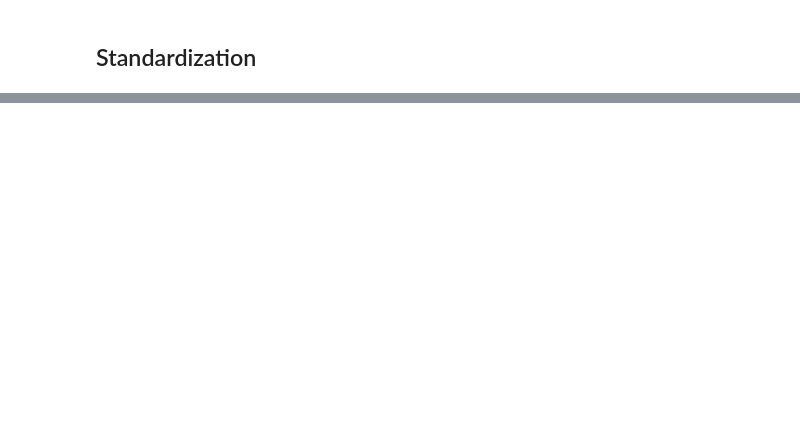
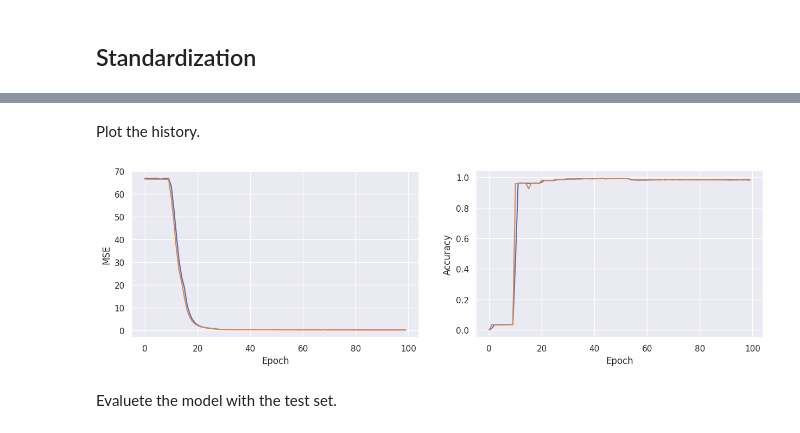
Before and after one commit to kahinalrk/PFE, a Jupyter notebook: GAN.ipynb, the cells around one changed output, grey strips where cells are left out. Cells and saved outputs as stored; diff of their text form; code cells hidden in the pictures; blank space fills up the shorter version.

```diff
--- a/GAN.ipynb
+++ b/GAN.ipynb
@@ -347,9 +373,10 @@ Name: Port_dst, dtype: float64
 # %%
 from sklearn.preprocessing import StandardScaler
 scaler = StandardScaler()
-num=['Flow_duration', 'Packet_count',	'Pkt_per_sec',	'Bytes'	,'Bytes_per_sec']
+num=['Packet_count','Pkt_per_sec','Bytes', 'Bytes_per_sec']
 scaler.fit(X_train[num])
 X_train[num] = scaler.transform(X_train[num])
+X_valid[num] = scaler.transform(X_valid[num])
 X_attack[num] = scaler.transform(X_attack[num])
 X[num] = scaler.transform(X[num])
 X_test[num] = scaler.transform(X_test[num])
@@ -372,0 +387,21 @@ ModuleNotFoundError: No module named 'tensorflow.python'
+# %%
+import tensorflow as tf
+
+# Define the encoder
+encoder_input = tf.keras.layers.Input((df.shape[1],))
+encoder = tf.keras.layers.Dense(20, activation = 'sigmoid')(encoder_input)
+encoder = tf.keras.layers.Dense(10, activation = 'tanh')(encoder)
+
+# Define the decoder
+decoder = tf.keras.layers.Dense(20, activation='sigmoid')(encoder)
+decoder = tf.keras.layers.Dense(15, activation='tanh')(decoder)
+decoder = tf.keras.layers.Dense(10, activation='relu')(decoder)
+decoder = tf.keras.layers.Dense((df.shape[1]), activation='relu')(decoder)
+
+# Create the autoencoder model
+autoencoder = tf.keras.Model(inputs =encoder_input, outputs = decoder)
+# Compile the model
+autoencoder.compile(optimizer='adam', loss='mean_squared_error', metrics=['Accuracy'])
+
+# Print the model summary
+autoencoder.summary()
@@ -372,0 +439,3 @@ ModuleNotFoundError: No module named 'tensorflow.python'
+# %%
+# Train the model fit autoencoder
+history = autoencoder.fit(X_train, X_train, epochs=100, batch_size=3000, validation_data=(X_valid, X_valid))
@@ -372,0 +460,24 @@ ModuleNotFoundError: No module named 'tensorflow.python'
+# %% [markdown]
+Plot the history.
+# %%
+def plot_history(history):
+  fig, (ax1, ax2) = plt.subplots(1, 2, figsize=(15, 4))
+  ax1.plot(history.history['loss'], label='loss')
+  ax1.plot(history.history['val_loss'], label='val_loss')
+  ax1.set_xlabel('Epoch')
+  ax1.set_ylabel('MSE')
+  ax1.grid(True)
+
+  ax2.plot(history.history['Accuracy'], label='accuracy')
+  ax2.plot(history.history['val_Accuracy'], label='val_accuracy')
+  ax2.set_xlabel('Epoch')
+  ax2.set_ylabel('Accuracy')
+  ax2.grid(True)
+
+  plt.show()
+# %%
+plot_history(history)
+# %% [output]
+[figure, added]
+# %% [markdown]
+Evaluete the model with the test set.
```
Also changed, not shown: parts of 50 cells of this notebook.
